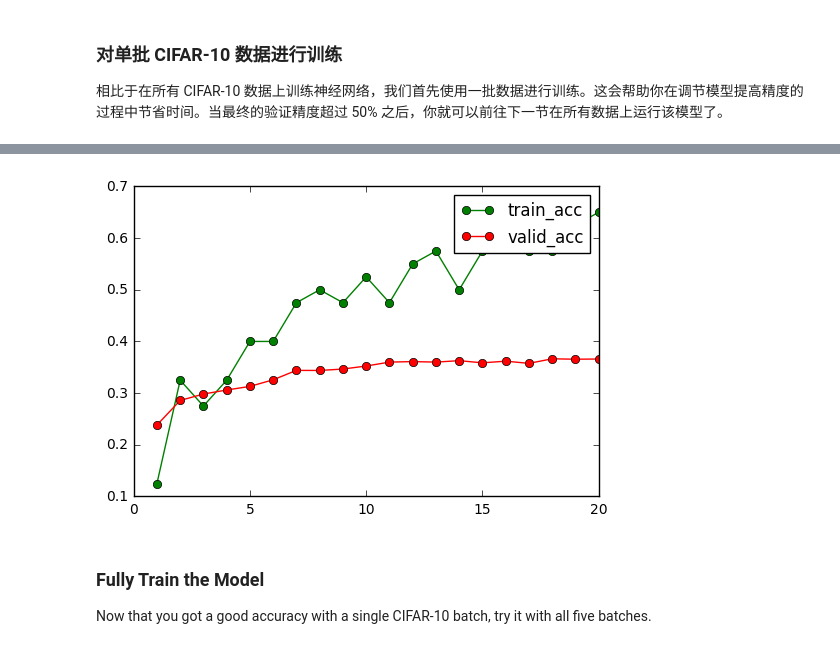
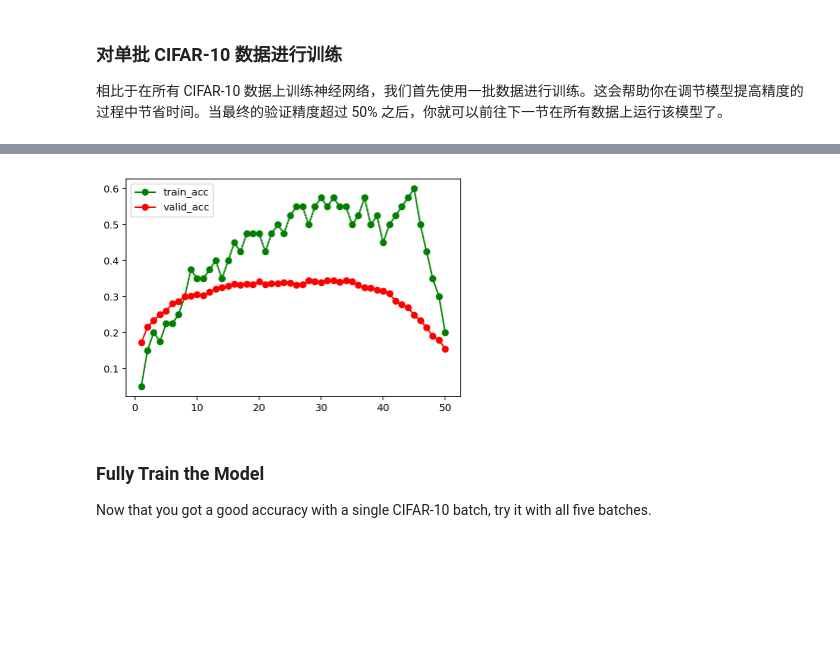
Before and after one commit to cchao1031/ML-nanodegree, a Jupyter notebook: image_classification/image_classification_ZH-CN.ipynb, the cells around one changed output, grey strips where cells are left out. Saved outputs shown, nothing was run; the diff lists cells and outputs as text; code cells hidden in the pictures; blank space fills up the shorter version.

```diff
--- a/image_classification/image_classification_ZH-CN.ipynb
+++ b/image_classification/image_classification_ZH-CN.ipynb
@@ -514,29 +514,31 @@ def conv_net(x, keep_prob):
     #    Play around with different number of outputs, kernel size and stride
     # Function Definition from Above:
     #    conv2d_maxpool(x_tensor, conv_num_outputs, conv_ksize, conv_strides, pool_ksize, pool_strides)
-    conv1 = conv2d_maxpool(x, 16, (7,7), (1,1), (2,2), (2,2))
-    conv2 = conv2d_maxpool(conv1, 50, (5,5), (1,1), (2,2), (2,2))
-    conv3 = conv2d_maxpool(conv2, 200, (3,3), (1,1), (2,2), (2,2))
+    for i in range(1,4):
+        x = conv2d_maxpool(x, 16*2**i, (3,3), (1,1), (2,2), (2,2))
+#     conv = conv2d_maxpool(x, 12, (5,5), (1,1), (2,2), (2,2))
+#     conv = conv2d_maxpool(conv, 24, (3,3), (1,1), (2,2), (2,2))
+#     conv = conv2d_maxpool(conv, 36, (3,3), (1,1), (2,2), (2,2))
 
     # TODO: Apply a Flatten Layer
     # Function Definition from Above:
     #   flatten(x_tensor)
-    flat = flatten(conv3)
+    x = flatten(x)
 
     # TODO: Apply 1, 2, or 3 Fully Connected Layers
     #    Play around with different number of outputs
     # Function Definition from Above:
     #   fully_conn(x_tensor, num_outputs)
-    fullc1 = fully_conn(flat, 500)
-    fullc1 = tf.nn.dropout(fullc1, keep_prob)
-    # fullc2 = fully_conn(fullc1, 200)
-    fullc3 = fully_conn(fullc1, 200)
+    x = fully_conn(x, 128)
+    x = tf.nn.dropout(x, keep_prob)
+    # fullc2 = fully_conn(fullc1, 180)
+    # fullc3 = fully_conn(fullc1, 120)
 
     # TODO: Apply an Output Layer
     #    Set this to the number of classes
     # Function Definition from Above:
     #   output(x_tensor, num_outputs)
-    result = output(fullc3, 10)
+    result = output(x, 10)
 
     # TODO: return output
     return result
@@ -667,7 +669,7 @@ Tune the following parameters:
 * 设定 `keep_probability` 为在 dropout 过程中保留一个节点的概率。
 # %%
 # TODO: Tune Parameters
-epochs = 20
+epochs = 50
 batch_size = 256
 keep_probability = 0.5
 # %% [markdown]
@@ -681,13 +683,14 @@ Instead of training the neural network on all the CIFAR-10 batches of data, let'
 """
 DON'T MODIFY ANYTHING IN THIS CELL
 """
+import time
 print('Checking the Training on a Single Batch...')
 with tf.Session() as sess:
     # Initializing the variables
     sess.run(tf.global_variables_initializer())
 
     import matplotlib.pyplot as plt
-    accs = []; valid_accs = []
+    accs = []; valid_accs = []; start = time.time()
     # Training cycle
     for epoch in range(epochs):
         batch_i = 1
@@ -696,6 +699,8 @@ with tf.Session() as sess:
         print('Epoch {:>2}, CIFAR-10 Batch {}:  '.format(epoch + 1, batch_i), end='')
         acc, valid_acc = print_stats(sess, batch_features, batch_labels, cost, accuracy)
         accs.append(acc); valid_accs.append(valid_acc)
+    end = time.time()
+    print('Using Time %.2fs' %(end-start))
     fig, ax = plt.subplots()
     ax.plot(range(1, epochs+1), accs, 'go-', label='train_acc')
     ax.plot(range(1, epochs+1), valid_accs, 'ro-', label='valid_acc')
@@ -721,7 +726,4 @@ Epoch 20, CIFAR-10 Batch 1:  Batch Loss:83315.507812, Training Accuracy:0.65000,
+[figure, added]
-# %%
-fig
-# %% [output]
-[figure, removed]
 # %% [markdown]
 ### Fully Train the Model
 Now that you got a good accuracy with a single CIFAR-10 batch, try it with all five batches.
```
Also changed, not shown: parts of 3 cells of this notebook.
